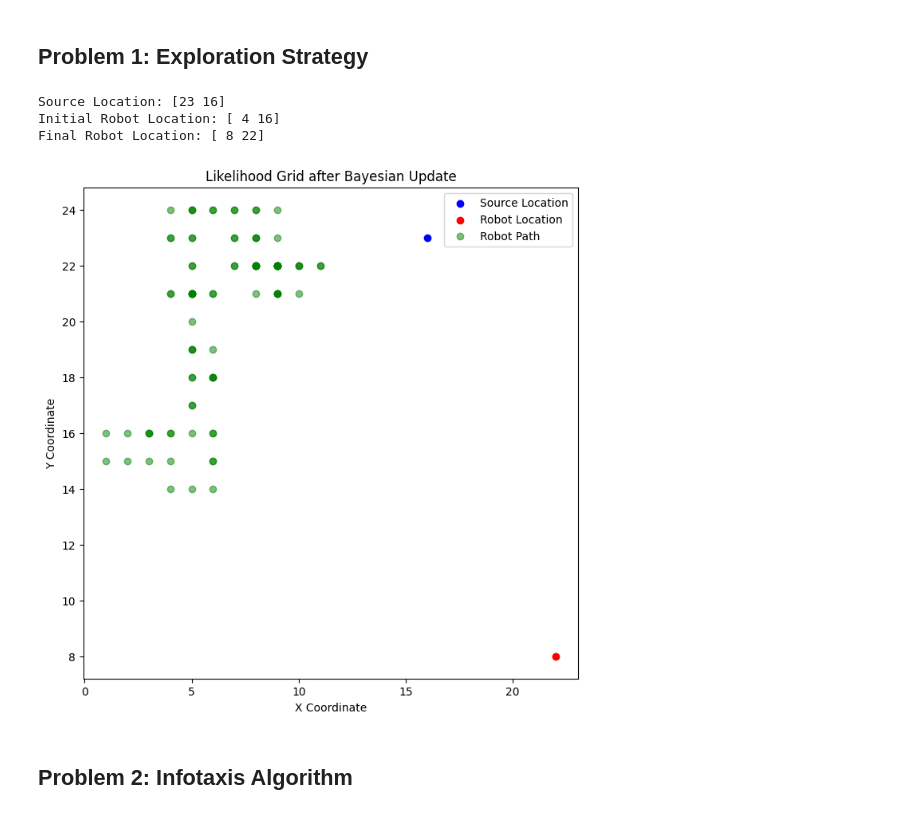
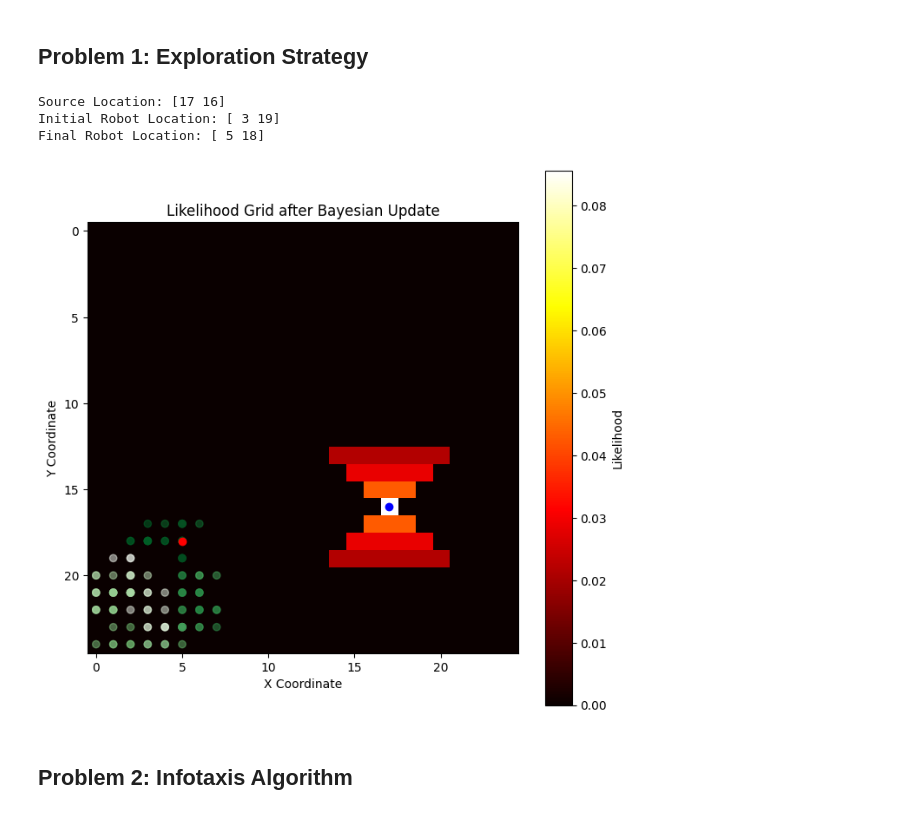
Before and after one commit to Sharwin24/Active-Learning, a Jupyter notebook: homework2/hw2.ipynb, the cells around one changed output. Cells and saved outputs as stored; diff of their text form; code cells hidden in the pictures.

```diff
--- a/homework2/hw2.ipynb
+++ b/homework2/hw2.ipynb
@@ -63,7 +63,7 @@ ACTIONS = torch.tensor(
         [1, 0],  # down
         [0, -1],  # left
         [0, 1],  # right
-        [0, 0]  # stay
+        # [0, 0]  # stay
     ],
     device=DEV,
 ).float()
@@ -119,11 +119,11 @@ def create_likelihood(source):
         for c in range(7):
             # Calculate the new coordinates based on the source location
             # Shift into top-left corner of 7x7 likelihood grid
-            new_x = x - 3 + r
-            new_y = y - 3 + c
+            new_x = x - 3 + c
+            new_y = y - 3 + r
             # Ensure the new coordinates are within bounds
             if in_bounds(new_x, new_y):
-                L[new_x, new_y] = source_likelihood[r, c]
+                L[new_y, new_x] = source_likelihood[r, c]
     # Normalize the likelihood grid
     L /= L.sum()
     return L
@@ -137,7 +137,7 @@ def create_likelihood(source):
 def simulate_measurement(x, y, L):
     # Simulate a measurement at the given (x, y) location
     # The measurement is 1 with probability equal to the likelihood at that location
-    likelihood = L[x, y].item()
+    likelihood = L[y, x].item()
     measurement = torch.tensor(1 if torch.rand(1).item() < likelihood else 0, device=DEV)
     return measurement
 
@@ -160,44 +160,47 @@ source_location = torch.randint(0, GRID_SIZE, (2,), device=DEV)
 robot_location = torch.randint(0, GRID_SIZE, (2,), device=DEV)
 print(f"Source Location: {source_location.cpu().numpy()}")
 print(f"Initial Robot Location: {robot_location.cpu().numpy()}")
 
 NUM_TIMESTEPS = 100
 
 # Develop an exploration strategy, at each time step,
 # select an action (up,down, left, right, stay) to quickly explore the search space
 # Move the robot according to the selected action
 robot_path = [robot_location.cpu().numpy()]
 L = create_likelihood(source_location)
 for t in range(1, NUM_TIMESTEPS):
     # Randomly select an action for the robot
     robot_location = random_robot_action(robot_location)
     robot_path.append(robot_location.cpu().numpy())
     # print(f"Robot moved to: {robot_location.cpu().numpy()} at time {t}")
 
     # After executing each action, simulate a measurement,
     # and use Bayesian update to update the belief of the source location.
-    Z = simulate_measurement(robot_location[1].item(), robot_location[0].item(), L)
+    x, y = robot_location[0].item(), robot_location[1].item()
+    Z = simulate_measurement(x, y, L)
     L = bayesian_update(L, Z, robot_location)
 
 print(f"Final Robot Location: {robot_location.cpu().numpy()}")
+robot_path_np = np.array(robot_path)
 
 # Visualize the likelihood grid with heatmap
 plt.figure(figsize=(8, 8))
-# plt.imshow(L.cpu().numpy(), cmap='hot', interpolation='nearest')
-# plt.colorbar(label='Likelihood')
-plt.scatter(source_location[1].cpu().numpy(), source_location[0].cpu().numpy(), c='blue', label='Source Location')
-plt.scatter(robot_location[1].cpu().numpy(), robot_location[0].cpu().numpy(), c='red', label='Robot Location')
-plt.scatter(*zip(*robot_path), c='green', label='Robot Path', alpha=0.5)
+plt.imshow(L.cpu().numpy(), cmap='hot', interpolation='nearest')
+plt.colorbar(label='Likelihood')
+plt.scatter(source_location[0].cpu().numpy(), source_location[1].cpu().numpy(), c='blue', label='Source Location')
+plt.scatter(robot_path_np[1:, 0], robot_path_np[1:, 1], c=np.linspace(0, 1, len(robot_path_np[1:])), cmap='Greens', label='Robot Path', alpha=0.5)
+# plt.scatter(robot_path[0][1], robot_path[0][0], c='cyan', label='Initial Robot Location')
+plt.scatter(robot_location[0].cpu().numpy(), robot_location[1].cpu().numpy(), c='red', label='Final Robot Location')
 plt.title('Likelihood Grid after Bayesian Update')
 plt.xlabel('X Coordinate')
 plt.ylabel('Y Coordinate')
-plt.legend()
+# plt.legend()
 plt.grid(False)
-plt.show()
+plt.savefig("problem_1.png")
 # %% [output]
-Source Location: [23 16]
-Initial Robot Location: [ 4 16]
-Final Robot Location: [ 8 22]
+Source Location: [17 16]
+Initial Robot Location: [ 3 19]
+Final Robot Location: [ 5 18]
-[figure, old version]
+[figure, new version]
 # %% [markdown]
 ## Problem 2: Infotaxis Algorithm
```
Also changed, not shown: 1 other file.
